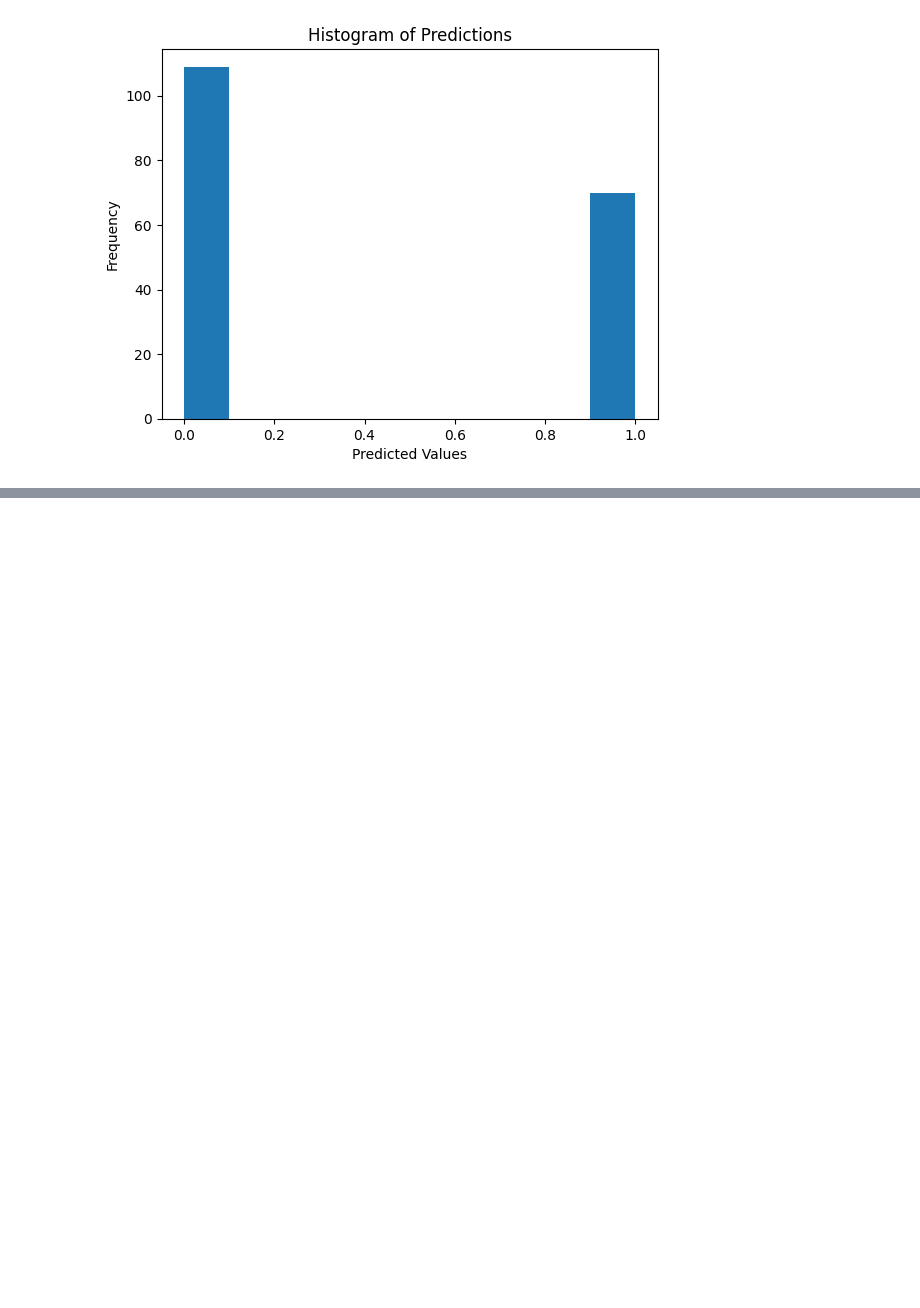
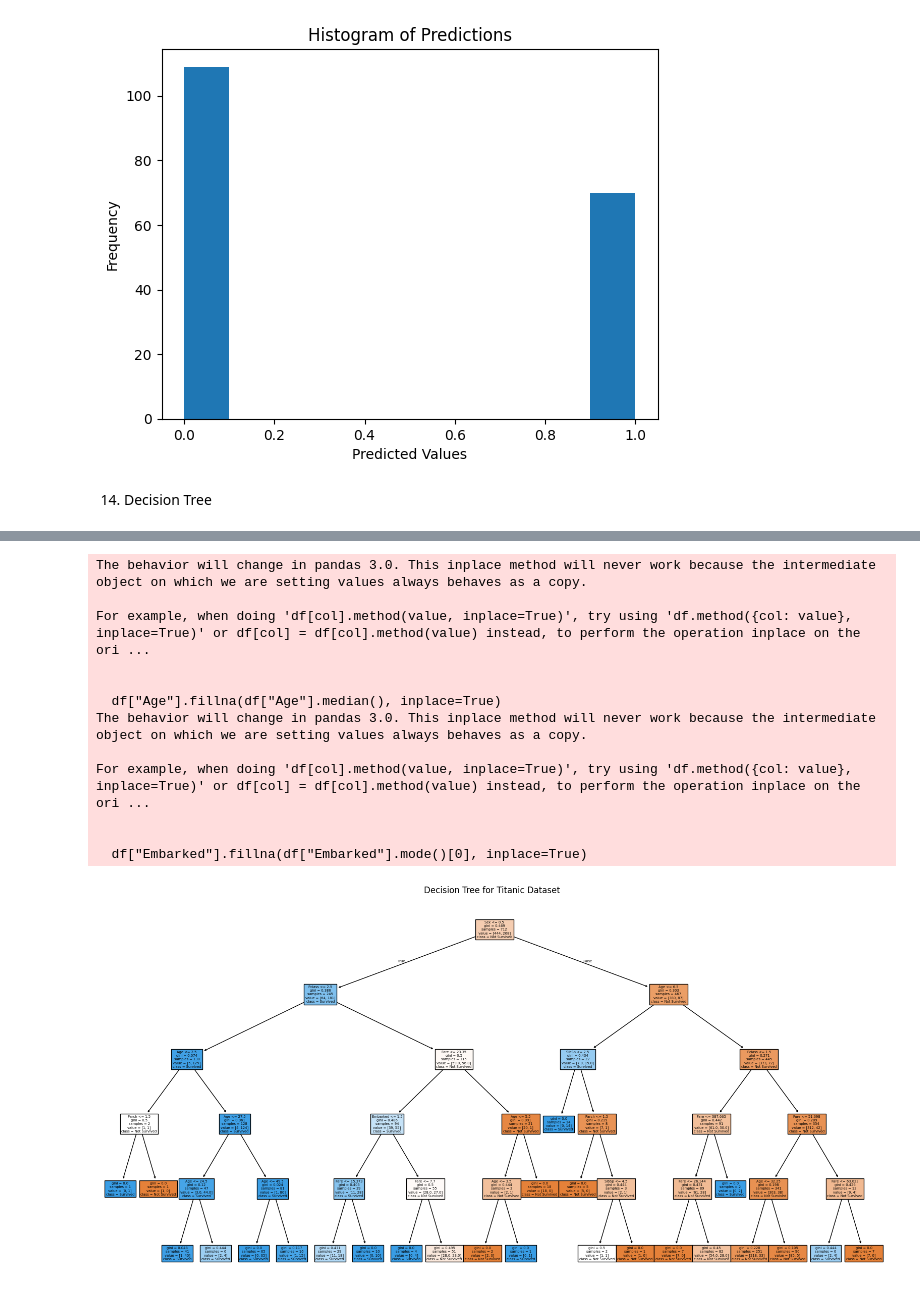
Before and after one commit to ragini-sinha03/applied-ml-rsin, a Jupyter notebook: lab03/lab03.ipynb, the cells around one changed output, grey strips where cells are left out. Drawn from its saved outputs; the diff is of its cells as text; code cells hidden in the pictures; blank space fills up the shorter version.

```diff
--- a/lab03/lab03.ipynb
+++ b/lab03/lab03.ipynb
@@ -267,3 +267,62 @@ plt.title("Histogram of Predictions")
 plt.show()
 # %% [output]
 [figure]
+# %% [markdown]
+14. Decision Tree
+# %%
+import pandas as pd
+import numpy as np
+import matplotlib.pyplot as plt
+from sklearn.model_selection import train_test_split
+from sklearn.tree import DecisionTreeClassifier, plot_tree
+from sklearn.preprocessing import LabelEncoder
+from sklearn.metrics import accuracy_score
+
+# Load dataset
+file_path = "C:/RaginiWorkArea/applied-ml-rsin/applied-ml-rsin/LabProject(Titanic)/Titanic-Dataset.csv"
+df = pd.read_csv(file_path)
+
+# Check column names
+print("Column Names:", df.columns)
+
+# Drop unnecessary columns
+drop_cols = ["PassengerId", "Name", "Ticket", "Cabin"]
+df = df.drop(columns=[col for col in drop_cols if col in df.columns])
+
+# Check for missing values
+print("\nMissing Values:\n", df.isnull().sum())
+
+# Fill missing values
+df["Age"].fillna(df["Age"].median(), inplace=True)
+df["Embarked"].fillna(df["Embarked"].mode()[0], inplace=True)
+
+# Convert categorical variables
+label_encoders = {}
+for col in ["Sex", "Embarked"]:
+    if col in df.columns:
+        le = LabelEncoder()
+        df[col] = le.fit_transform(df[col])
+        label_encoders[col] = le
+
+# Define X (features) and y (target)
+X = df.drop("Survived", axis=1)
+y = df["Survived"]
+
+# Split data
+X_train, X_test, y_train, y_test = train_test_split(X, y, test_size=0.2, random_state=42)
+
+# Train decision tree
+tree_model = DecisionTreeClassifier(max_depth=5, random_state=42)
+tree_model.fit(X_train, y_train)
+
+# Predict and evaluate
+y_pred = tree_model.predict(X_test)
+accuracy = accuracy_score(y_test, y_pred)
+print(f"Decision Tree Accuracy: {accuracy:.2f}")
+
+# Plot decision tree
+plt.figure(figsize=(20, 10))
+plot_tree(tree_model, feature_names=X.columns, class_names=["Not Survived", "Survived"], filled=True)
+plt.title("Decision Tree for Titanic Dataset")
+plt.show()
+# %% [output]
@@ -269,0 +344,13 @@ plt.show()
+The behavior will change in pandas 3.0. This inplace method will never work because the intermediate object on which we are setting values always behaves as a copy.
+
+For example, when doing 'df[col].method(value, inplace=True)', try using 'df.method({col: value}, inplace=True)' or df[col] = df[col].method(value) instead, to perform the operation inplace on the ori ...
+
+
+  df["Age"].fillna(df["Age"].median(), inplace=True)
+The behavior will change in pandas 3.0. This inplace method will never work because the intermediate object on which we are setting values always behaves as a copy.
+
+For example, when doing 'df[col].method(value, inplace=True)', try using 'df.method({col: value}, inplace=True)' or df[col] = df[col].method(value) instead, to perform the operation inplace on the ori ...
+
+
+  df["Embarked"].fillna(df["Embarked"].mode()[0], inplace=True)
+[figure, added]
```
Also changed, not shown: parts of 1 cell of this notebook, 8 other files.
